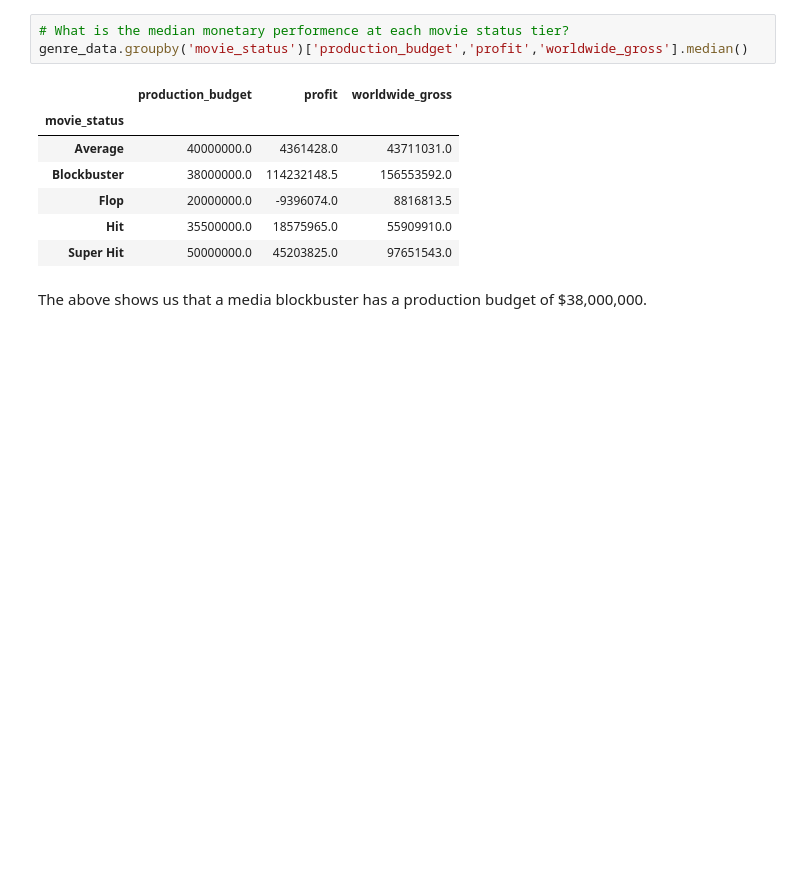
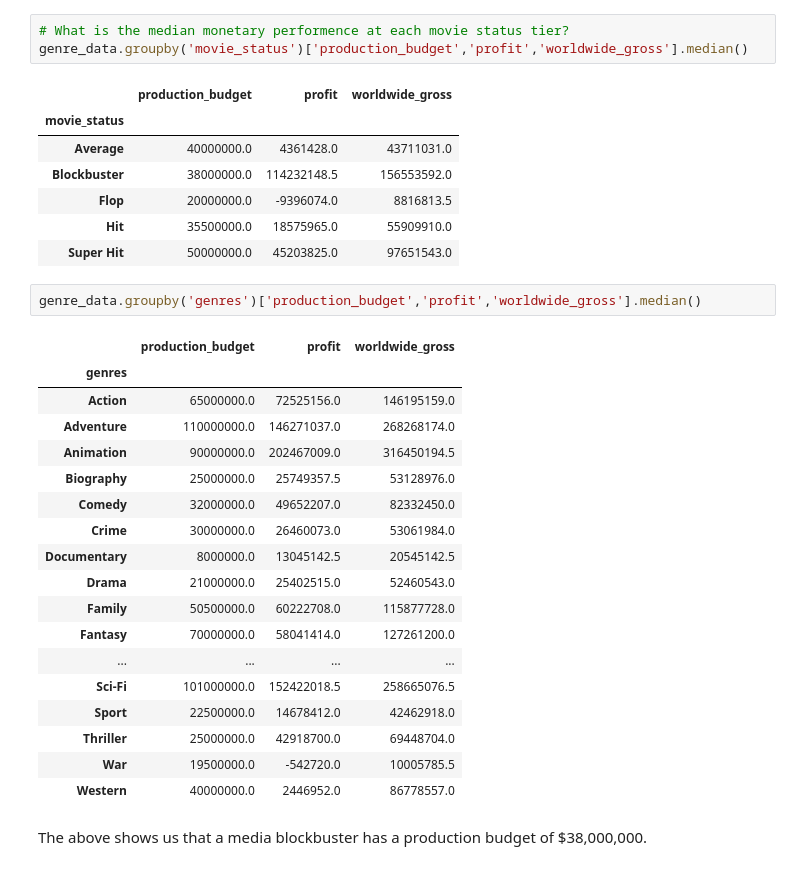
Before and after one commit to robertharrow/microsoft-movie-studio-analysis, a Jupyter notebook: microsoft_movie_studio_analysis.ipynb, the cells around one changed output. Drawn from its saved outputs; the diff is of its cells as text; blank space fills up the shorter version.

```diff
--- a/microsoft_movie_studio_analysis.ipynb
+++ b/microsoft_movie_studio_analysis.ipynb
@@ -724,6 +724,27 @@ genre_data.groupby('movie_status')['production_budget','profit','worldwide_gross
 | Flop | 20000000.0 | -9396074.0 | 8816813.5 |
 | Hit | 35500000.0 | 18575965.0 | 55909910.0 |
 | Super Hit | 50000000.0 | 45203825.0 | 97651543.0 |
+# %%
+genre_data.groupby('genres')['production_budget','profit','worldwide_gross'].median()
+# %% [output]
+|  | production_budget | profit | worldwide_gross |
+| genres |  |  |  |
+| Action | 65000000.0 | 72525156.0 | 146195159.0 |
+| Adventure | 110000000.0 | 146271037.0 | 268268174.0 |
+| Animation | 90000000.0 | 202467009.0 | 316450194.5 |
+| Biography | 25000000.0 | 25749357.5 | 53128976.0 |
+| Comedy | 32000000.0 | 49652207.0 | 82332450.0 |
+| Crime | 30000000.0 | 26460073.0 | 53061984.0 |
+| Documentary | 8000000.0 | 13045142.5 | 20545142.5 |
+| Drama | 21000000.0 | 25402515.0 | 52460543.0 |
+| Family | 50500000.0 | 60222708.0 | 115877728.0 |
+| Fantasy | 70000000.0 | 58041414.0 | 127261200.0 |
+| ... | ... | ... | ... |
+| Sci-Fi | 101000000.0 | 152422018.5 | 258665076.5 |
+| Sport | 22500000.0 | 14678412.0 | 42462918.0 |
+| Thriller | 25000000.0 | 42918700.0 | 69448704.0 |
+| War | 19500000.0 | -542720.0 | 10005785.5 |
+| Western | 40000000.0 | 2446952.0 | 86778557.0 |
 # %% [markdown]
 The above shows us that a media blockbuster has a production budget of $38,000,000.
 # %% [markdown]
```
Also changed, not shown: parts of 9 cells of this notebook, 1 other file.
